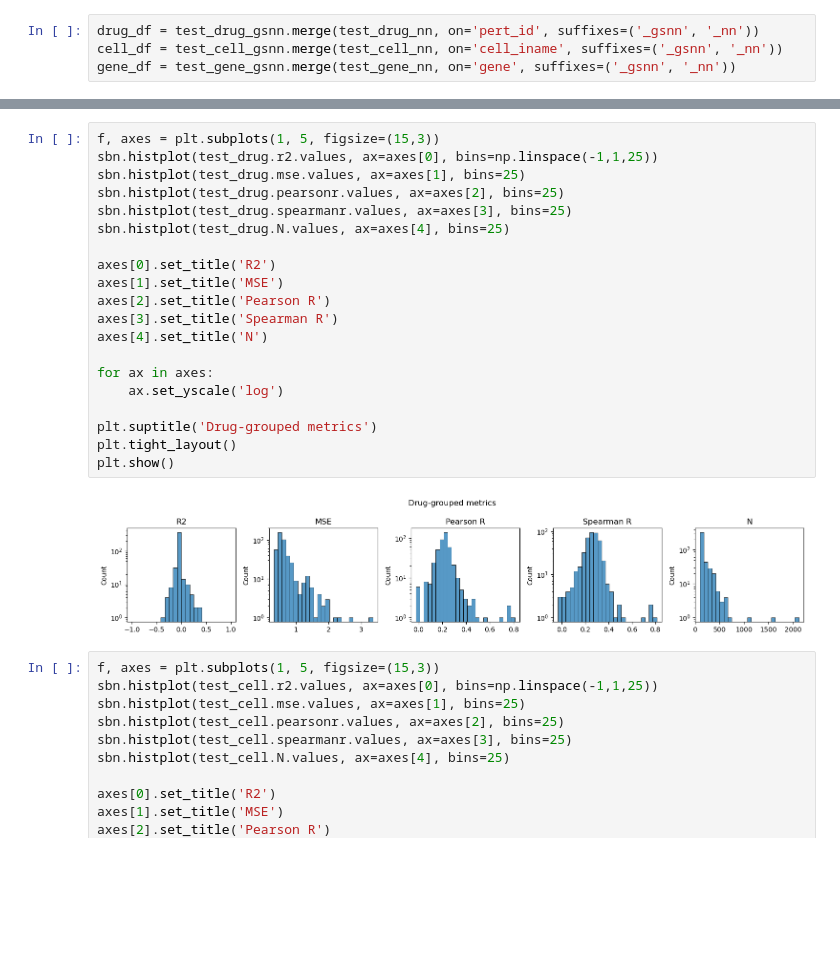
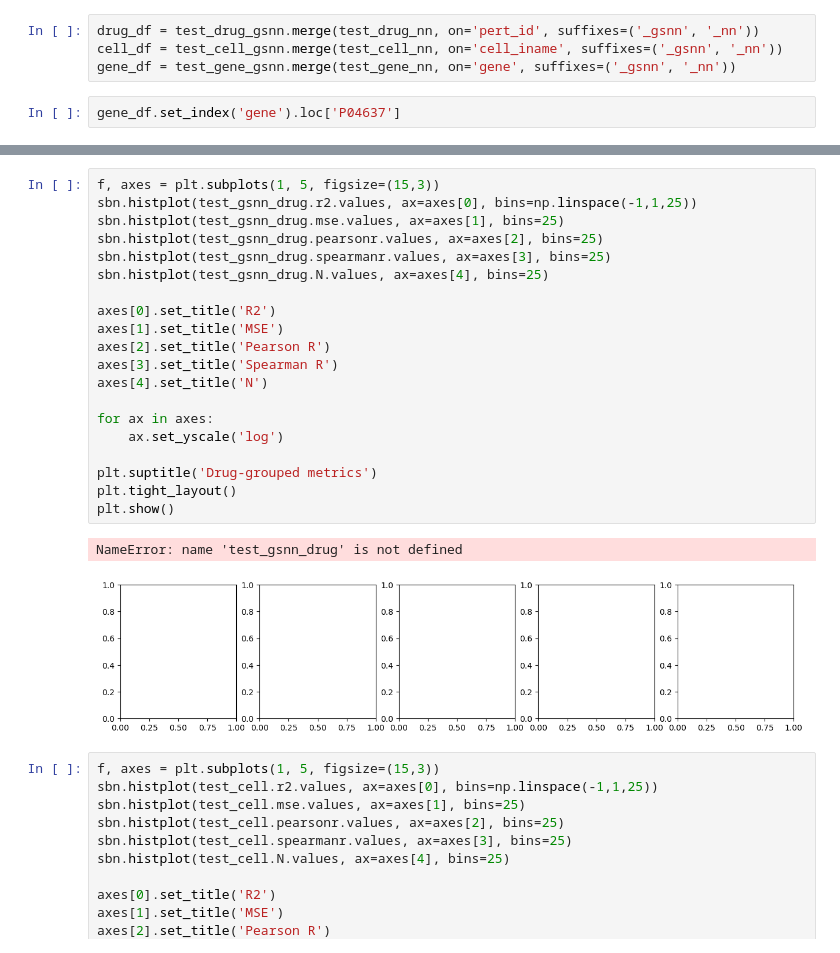
Before and after one commit to nathanieljevans/gsnn-lib, a Jupyter notebook: notebooks/_dev/_dev.ipynb, the cells around one changed output, grey strips where cells are left out. Saved outputs shown, nothing was run; the diff lists cells and outputs as text; blank space fills up the shorter version.

```diff
--- a/notebooks/_dev/_dev.ipynb
+++ b/notebooks/_dev/_dev.ipynb
@@ -34,3 +62,5 @@ test_gene_nn = pd.read_csv('/home/teddy/local/gsnn-lib/output/NN/1ecf582d-a6de-4
 drug_df = test_drug_gsnn.merge(test_drug_nn, on='pert_id', suffixes=('_gsnn', '_nn'))
 cell_df = test_cell_gsnn.merge(test_cell_nn, on='cell_iname', suffixes=('_gsnn', '_nn'))
 gene_df = test_gene_gsnn.merge(test_gene_nn, on='gene', suffixes=('_gsnn', '_nn'))
+# %%
+gene_df.set_index('gene').loc['P04637']
@@ -74,25 +133,26 @@ plt.show()
 # %%
 f, axes = plt.subplots(1, 5, figsize=(15,3))
-sbn.histplot(test_drug.r2.values, ax=axes[0], bins=np.linspace(-1,1,25))
-sbn.histplot(test_drug.mse.values, ax=axes[1], bins=25)
-sbn.histplot(test_drug.pearsonr.values, ax=axes[2], bins=25)
-sbn.histplot(test_drug.spearmanr.values, ax=axes[3], bins=25)
-sbn.histplot(test_drug.N.values, ax=axes[4], bins=25)
+sbn.histplot(test_gsnn_drug.r2.values, ax=axes[0], bins=np.linspace(-1,1,25))
+sbn.histplot(test_gsnn_drug.mse.values, ax=axes[1], bins=25)
+sbn.histplot(test_gsnn_drug.pearsonr.values, ax=axes[2], bins=25)
+sbn.histplot(test_gsnn_drug.spearmanr.values, ax=axes[3], bins=25)
+sbn.histplot(test_gsnn_drug.N.values, ax=axes[4], bins=25)
 
 axes[0].set_title('R2')
 axes[1].set_title('MSE')
 axes[2].set_title('Pearson R')
 axes[3].set_title('Spearman R')
 axes[4].set_title('N')
 
 for ax in axes:
     ax.set_yscale('log')
 
 plt.suptitle('Drug-grouped metrics')
 plt.tight_layout()
 plt.show()
 # %% [output]
+NameError: name 'test_gsnn_drug' is not defined
-[figure, old version]
+[figure, new version]
 # %%
 f, axes = plt.subplots(1, 5, figsize=(15,3))
 sbn.histplot(test_cell.r2.values, ax=axes[0], bins=np.linspace(-1,1,25))
```
Also changed, not shown: parts of 10 cells of this notebook, 22 other files.
